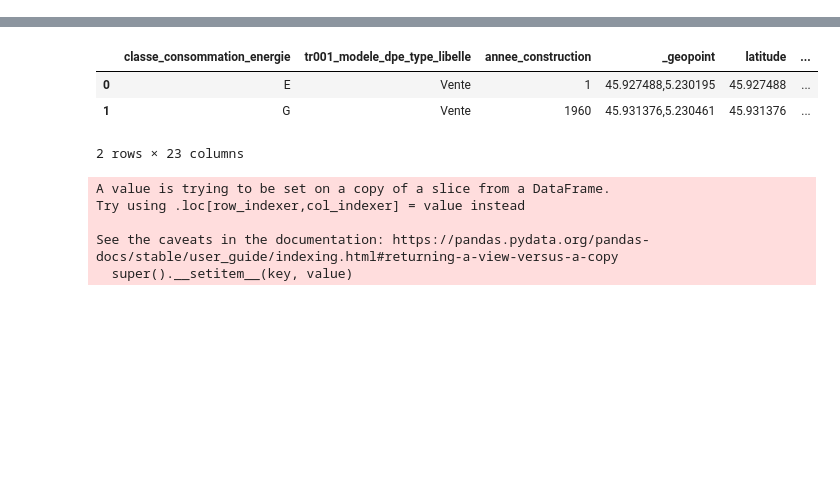
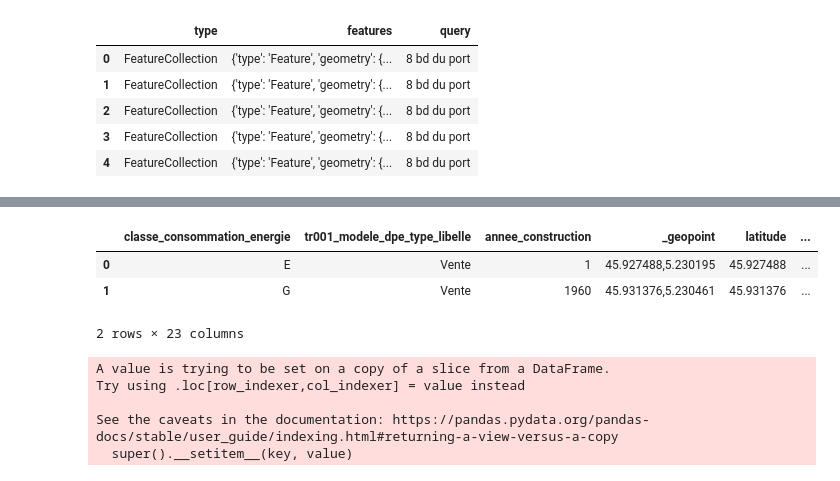
Before and after one commit to daniel-odc/td_pythonds_ensae, a Jupyter notebook: notebooks/03_API_webscrapping.ipynb, the cells around one changed output, grey strips where cells are left out. Cells and saved outputs as stored; diff of their text form; code cells hidden in the pictures; blank space fills up the shorter version.

```diff
--- a/notebooks/03_API_webscrapping.ipynb
+++ b/notebooks/03_API_webscrapping.ipynb
@@ -53,0 +58,11 @@ df
+# %%
+data = req.json()
+df2 = pd.DataFrame(data)
+df2.head()
+# %% [output]
+|  | type | features | query |
+| 0 | FeatureCollection | {'type': 'Feature', 'geometry': {... | 8 bd du port |
+| 1 | FeatureCollection | {'type': 'Feature', 'geometry': {... | 8 bd du port |
+| 2 | FeatureCollection | {'type': 'Feature', 'geometry': {... | 8 bd du port |
+| 3 | FeatureCollection | {'type': 'Feature', 'geometry': {... | 8 bd du port |
+| 4 | FeatureCollection | {'type': 'Feature', 'geometry': {... | 8 bd du port |
```
Also changed, not shown: parts of 3 cells of this notebook, 16 other files.
